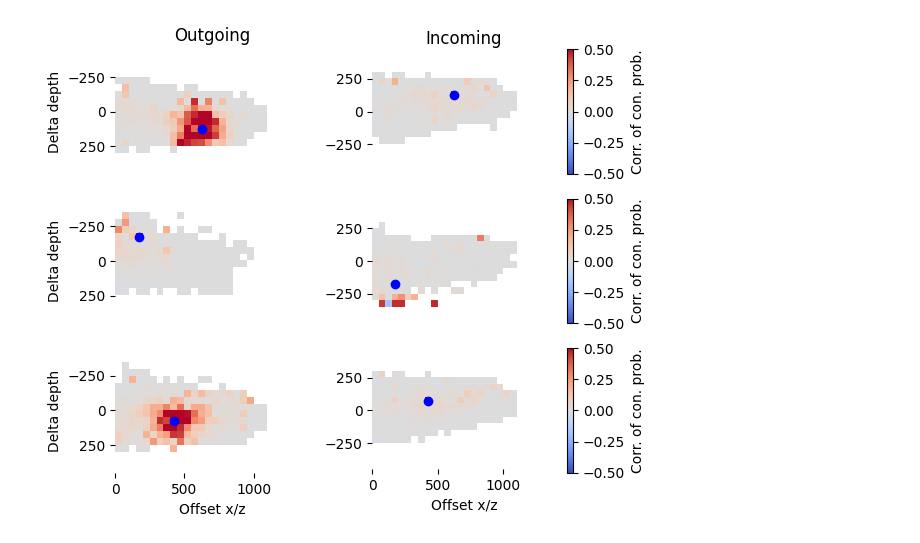
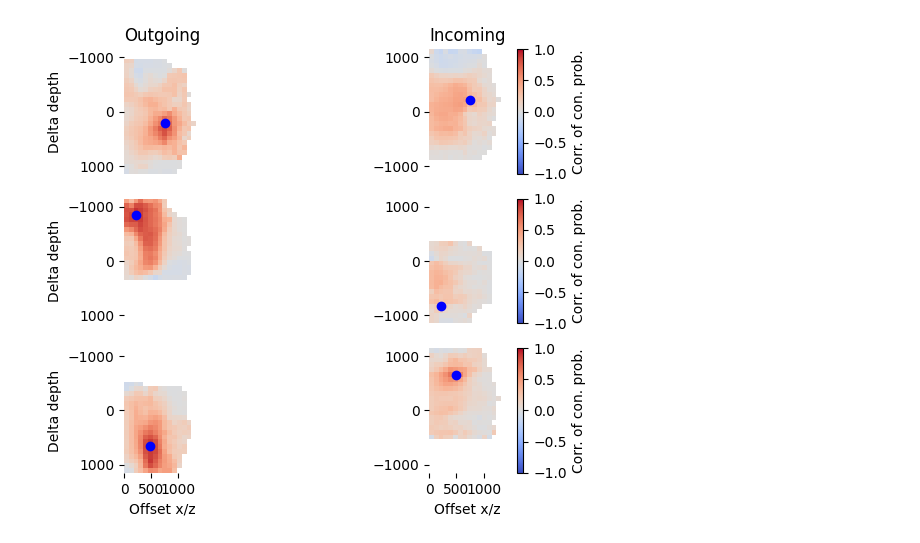
Before and after one commit to MWolfR/individual_morphology_effect, a Jupyter notebook: Microns connectivity higher order sources.ipynb, the cells around one changed output. Saved outputs shown, nothing was run; the diff lists cells and outputs as text; code cells hidden in the pictures.

```diff
--- a/Microns connectivity higher order sources.ipynb
+++ b/Microns connectivity higher order sources.ipynb
@@ -10,7 +10,7 @@ import tqdm
 from matplotlib import pyplot as plt
 # %%
 fn_data = "/gpfs/bbp.cscs.ch/project/proj159/home/reimann/connectivity_higher_order_effect_24-11-11.h5"
-loaded = "microns"
+loaded = "human"
 
 # NOTE:
 # For this analysis "pre" means that we are measuring the effect a connected nearest neighbor on the pre-synaptic
@@ -80,7 +80,7 @@ def p_prior_post_fun(df_in, thresh=1, col="touches_nn_post"):
     })
 
 
-clim = [0.0, .225]
+clim = [0.0, 1.]
 cmap = "hot"
 thresh = 1
 
@@ -146,7 +146,7 @@ fig.savefig("prior_posterior_probabilities_{0}.pdf".format(loaded))
 # %%
 fn_data = "/gpfs/bbp.cscs.ch/project/proj159/home/reimann/connectivity_higher_order_interactions_24-11-11.h5"
 
-loaded = "microns"
+loaded = "human"
 thresh = 1
 CC_pre = pandas.read_hdf(fn_data, key="{0}/{1}/pre".format(loaded, thresh))
 CC_post = pandas.read_hdf(fn_data, key="{0}/{1}/post".format(loaded, thresh))
@@ -159,8 +159,12 @@ CC_post = pandas.read_hdf(fn_data, key="{0}/{1}/post".format(loaded, thresh))
 locations = CC_pre.index.to_frame().reset_index(drop=True).drop_duplicates()
 # %%
 fig = plt.figure(figsize=(6.5, 5.5))
-clim = [-0.5, 0.5]
-location_ids = [223, 55, 150]
+clim = [-1., 1.]
+if loaded == "human":
+    location_ids = [223, 55, 150]
+elif loaded == "microns" or loaded == "rat":
+    location_ids = [76, 5, 118]
+
 cmap="coolwarm"
 
 pltid = 1
@@ -169,31 +173,31 @@ for _i, _loc in enumerate(location_ids):
     ax = fig.add_subplot(3, 2, pltid)
     img = CC_pre[tuple(ex_location.values)].unstack("xz")
     pltimg = ax.imshow(img, extent=make_extent(img), clim=clim, cmap=cmap)
     plt.plot(ex_location["xz"], ex_location["y"], marker='o', color="blue")
     ax.set_ylabel("Delta depth")
     if pltid > 4:
         ax.set_xlabel("Offset x/z")
     if pltid < 3:
         ax.set_title("Outgoing")
     ax.set_frame_on(False)
     if _i < (len(location_ids) - 1):
         ax.set_xticks([])
 
     ax = fig.add_subplot(3, 2, pltid + 1)
     img = CC_post[tuple(ex_location.values)].unstack("xz")
     pltimg = ax.imshow(img, extent=make_extent(img), clim=clim, cmap=cmap)
     plt.plot(ex_location["xz"], ex_location["y"], marker='o', color="blue")
     plt.colorbar(pltimg, label="Corr. of con. prob.")
     if pltid > 4:
         ax.set_xlabel("Offset x/z")
     if pltid < 3:
         ax.set_title("Incoming")
     ax.set_frame_on(False)
     ax.set_ylim(sorted(ax.get_ylim()))
     if _i < (len(location_ids) - 1):
         ax.set_xticks([])
     pltid +=2
 
 fig.savefig("spatial_bins_correlations_{0}.pdf".format(loaded))
 # %% [output]
-[figure, old version]
+[figure, new version]
```
Also changed, not shown: parts of 5 cells of this notebook, 2 other files.
